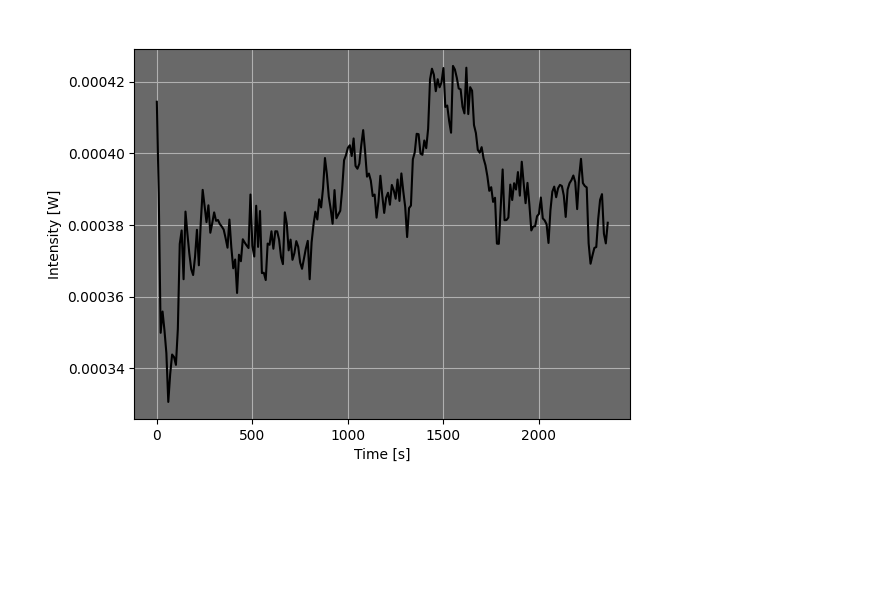
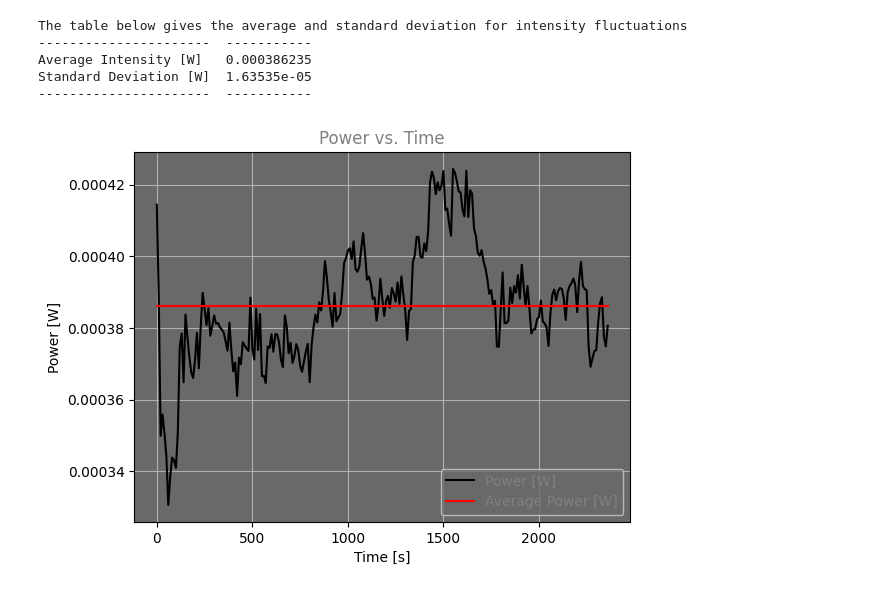
Before and after one commit to opticslabjkmspk/Optics-Lab, a Jupyter notebook: Lab 2 Report.ipynb, the cells around one changed output. Cells and saved outputs as stored; diff of their text form; code cells hidden in the pictures; blank space fills up the shorter version.

```diff
--- a/Lab 2 Report.ipynb
+++ b/Lab 2 Report.ipynb
@@ -92,6 +110,7 @@ df_intensity_arr = np.concatenate(df_intensity_arr, axis=0)
 # %%
 '''
-We construct an array 'arr' which holds the time in seconds over the course of intensity measurements.
+We construct an array 'arr' which holds the time in seconds over the course of intensity measurements.  We recorded
+a total of 2370 seconds of fluctuations.  Each measurement was taken every 10 seconds.
 '''
 
 arr = []
@@ -99,3 +118,11 @@ j=0
 for i in range(237):
     arr.append(j)
     j = j + 10
+
+fluc_dict = {
+    'Time [s]':arr,
+    'df_power [W]':df_power_arr
+}
+
+fluctuation_table = pd.DataFrame(fluc_dict)
+fluctuation_table
@@ -102,14 +143,44 @@ for i in range(237):
+# %%
+'''
+We calculated the mean and standard deviation of our power fluctuations.  Despite not recording the angle or finding
+the maximum intensity polarization angle, it would be good analysis to compare the max r_2 regression curve's maximum with
+the average of the fluctuation measurements.
+'''
+
+mean_fluc = np.mean(fluctuation_table['df_power [W]'])
+stdev_fluc = np.std(fluctuation_table['df_power [W]'])
+
+fluc_table = [['Average Intensity [W]',mean_fluc],
+              ['Standard Deviation [W]',stdev_fluc]]
+
+print('The table below gives the average and standard deviation for intensity fluctuations')
+print(tabulate(fluc_table))
+# %% [output]
+The table below gives the average and standard deviation for intensity fluctuations
+----------------------  -----------
+Average Intensity [W]   0.000386235
+Standard Deviation [W]  1.63535e-05
+----------------------  -----------
 # %%
+'''
+We form an array of the constant mean power to match the size of the time array.
+'''
+mean_line = []
+for i in range(len(arr)):
+    mean_line.append(mean_fluc)
+
 '''
 We graph intensity vs. time (10 second incremented measurements) of our power source.
 '''
 
-plt.plot(arr,df_intensity_arr,color= 'black')
-plt.title('Intensity vs. Time')
+plt.plot(arr,df_power_arr,color= 'black',label='Power [W]')
+plt.plot(arr,mean_line,color='r',label='Average Power [W]')
+plt.title('Power vs. Time')
 plt.xlabel('Time [s]')
-plt.ylabel('Intensity [W]')
+plt.ylabel('Power [W]')
 plt.grid()
+plt.legend()
 plt.show()
 # %% [output]
-[figure, old version]
+[figure, new version]
 # %%
```
Also changed, not shown: parts of 27 cells of this notebook.
